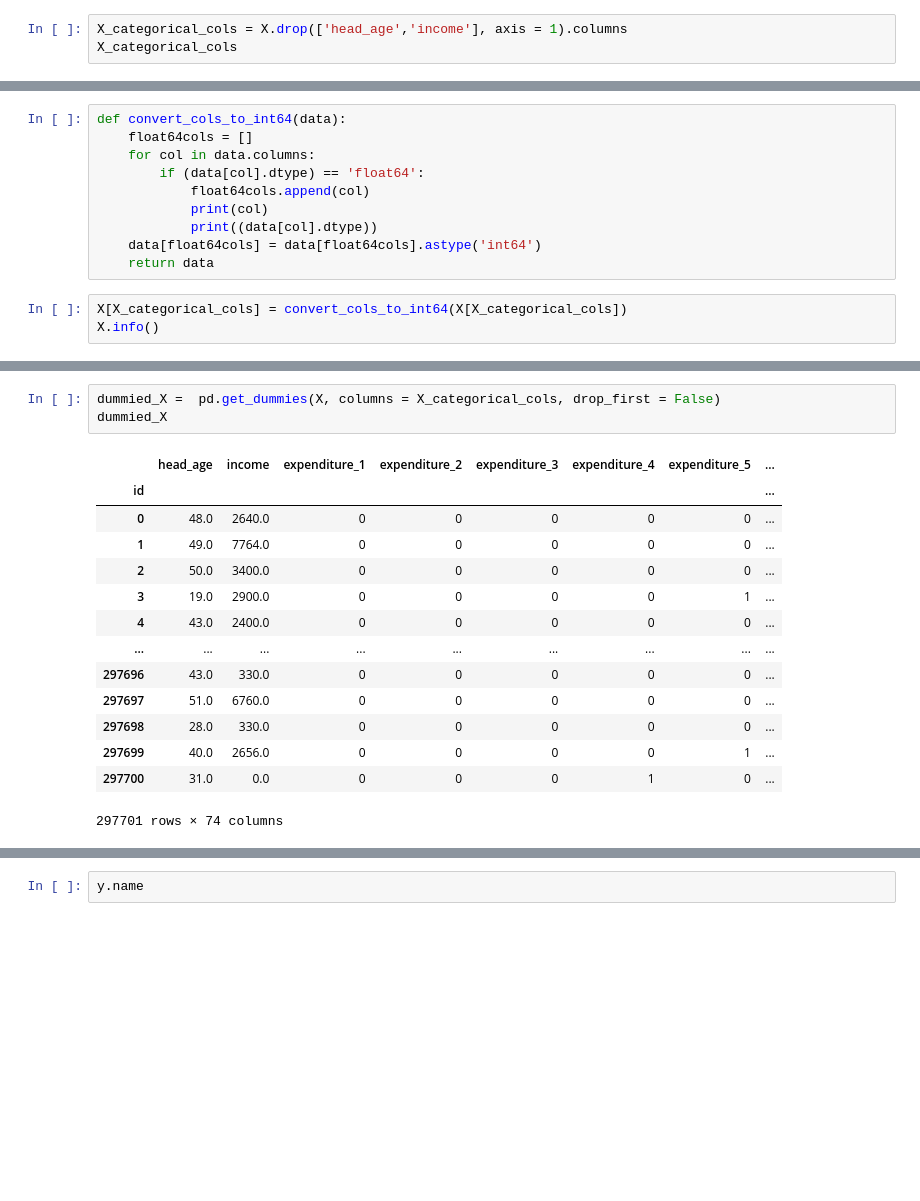
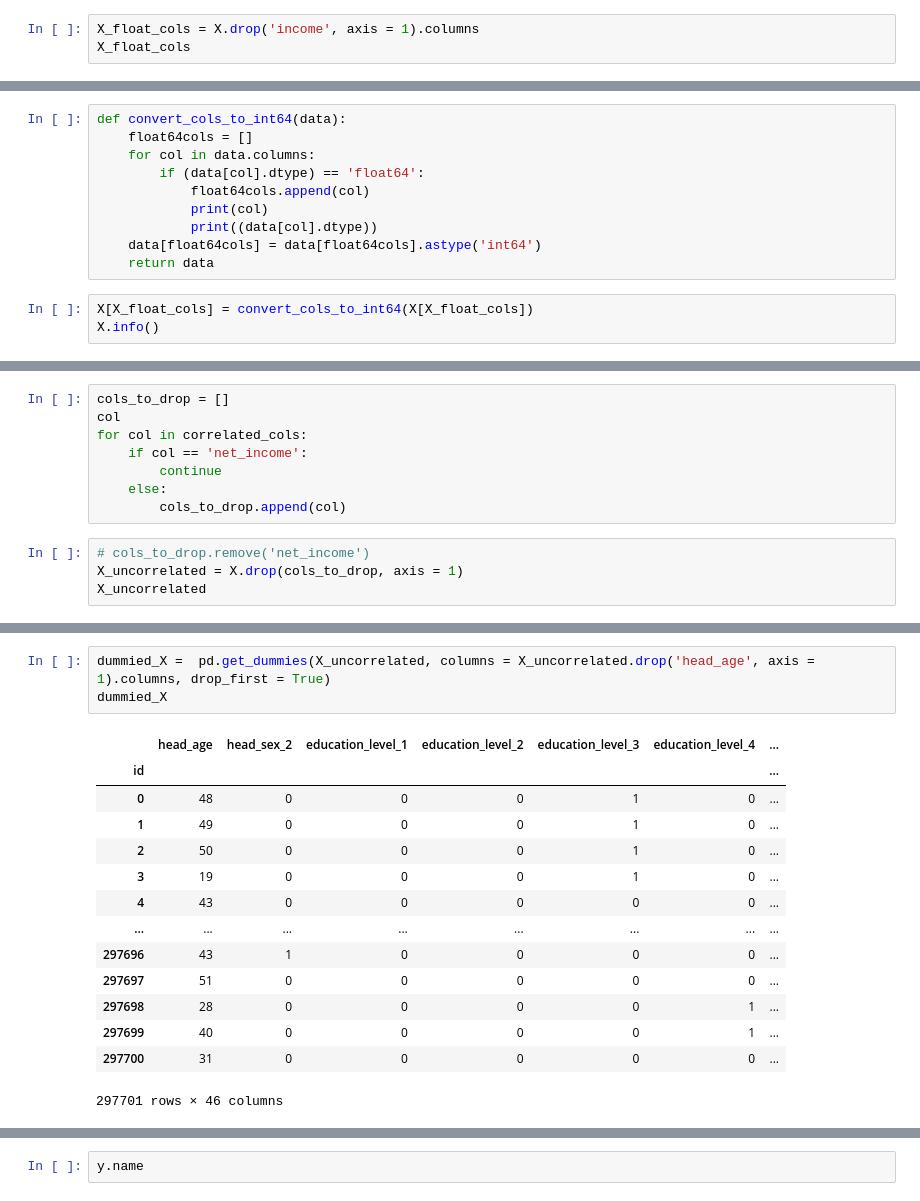
Before and after one commit to Five-Tackle-One/DAE-Mini-Project, a Jupyter notebook: General House Survey.ipynb, the cells around one changed output, grey strips where cells are left out. Saved outputs shown, nothing was run; the diff lists cells and outputs as text; blank space fills up the shorter version.

```diff
--- a/General House Survey.ipynb
+++ b/General House Survey.ipynb
@@ -641,6 +775,6 @@ dv.plot_scatter_matrix(ghs_matrix,Title)
 X = regression_survey.drop('net_income', axis = 1)
 y = regression_survey.net_income
 # %%
-X_categorical_cols = X.drop(['head_age','income'], axis = 1).columns
-X_categorical_cols
+X_float_cols = X.drop('income', axis = 1).columns
+X_float_cols
 # %% [output]
@@ -658,7 +792,7 @@ def convert_cols_to_int64(data):
     data[float64cols] = data[float64cols].astype('int64')
     return data
 # %%
-X[X_categorical_cols] = convert_cols_to_int64(X[X_categorical_cols])
+X[X_float_cols] = convert_cols_to_int64(X[X_float_cols])
 X.info()
 # %% [output]
 expenditure
@@ -680 +814,13 @@ dtypes: float64(2), int64(6)
 memory usage: 28.5 MB
+# %%
+cols_to_drop = []
+col
+for col in correlated_cols:
+    if col == 'net_income':
+        continue
+    else:
+        cols_to_drop.append(col)
+# %%
+# cols_to_drop.remove('net_income')
+X_uncorrelated = X.drop(cols_to_drop, axis = 1)
+X_uncorrelated
@@ -681,21 +857,21 @@ memory usage: 28.5 MB
 # %%
-dummied_X =  pd.get_dummies(X, columns = X_categorical_cols, drop_first = False)
+dummied_X =  pd.get_dummies(X_uncorrelated, columns = X_uncorrelated.drop('head_age', axis = 1).columns, drop_first = True)
 dummied_X
 # %% [output]
-|  | head_age | income | expenditure_1 | expenditure_2 | expenditure_3 | expenditure_4 | expenditure_5 | ... |
-| id |  |  |  |  |  |  |  | ... |
-| 0 | 48.0 | 2640.0 | 0 | 0 | 0 | 0 | 0 | ... |
-| 1 | 49.0 | 7764.0 | 0 | 0 | 0 | 0 | 0 | ... |
-| 2 | 50.0 | 3400.0 | 0 | 0 | 0 | 0 | 0 | ... |
-| 3 | 19.0 | 2900.0 | 0 | 0 | 0 | 0 | 1 | ... |
-| 4 | 43.0 | 2400.0 | 0 | 0 | 0 | 0 | 0 | ... |
-| ... | ... | ... | ... | ... | ... | ... | ... | ... |
-| 297696 | 43.0 | 330.0 | 0 | 0 | 0 | 0 | 0 | ... |
-| 297697 | 51.0 | 6760.0 | 0 | 0 | 0 | 0 | 0 | ... |
-| 297698 | 28.0 | 330.0 | 0 | 0 | 0 | 0 | 0 | ... |
-| 297699 | 40.0 | 2656.0 | 0 | 0 | 0 | 0 | 1 | ... |
-| 297700 | 31.0 | 0.0 | 0 | 0 | 0 | 1 | 0 | ... |
+|  | head_age | head_sex_2 | education_level_1 | education_level_2 | education_level_3 | education_level_4 | ... |
+| id |  |  |  |  |  |  | ... |
+| 0 | 48 | 0 | 0 | 0 | 1 | 0 | ... |
+| 1 | 49 | 0 | 0 | 0 | 1 | 0 | ... |
+| 2 | 50 | 0 | 0 | 0 | 1 | 0 | ... |
+| 3 | 19 | 0 | 0 | 0 | 1 | 0 | ... |
+| 4 | 43 | 0 | 0 | 0 | 0 | 0 | ... |
+| ... | ... | ... | ... | ... | ... | ... | ... |
+| 297696 | 43 | 1 | 0 | 0 | 0 | 0 | ... |
+| 297697 | 51 | 0 | 0 | 0 | 0 | 0 | ... |
+| 297698 | 28 | 0 | 0 | 0 | 0 | 1 | ... |
+| 297699 | 40 | 0 | 0 | 0 | 0 | 1 | ... |
+| 297700 | 31 | 0 | 0 | 0 | 0 | 0 | ... |
-297701 rows × 74 columns
+297701 rows × 46 columns
 # %%
 dummied_X.columns
 # %% [output]
```
Also changed, not shown: parts of 60 cells of this notebook, 1 other file.
